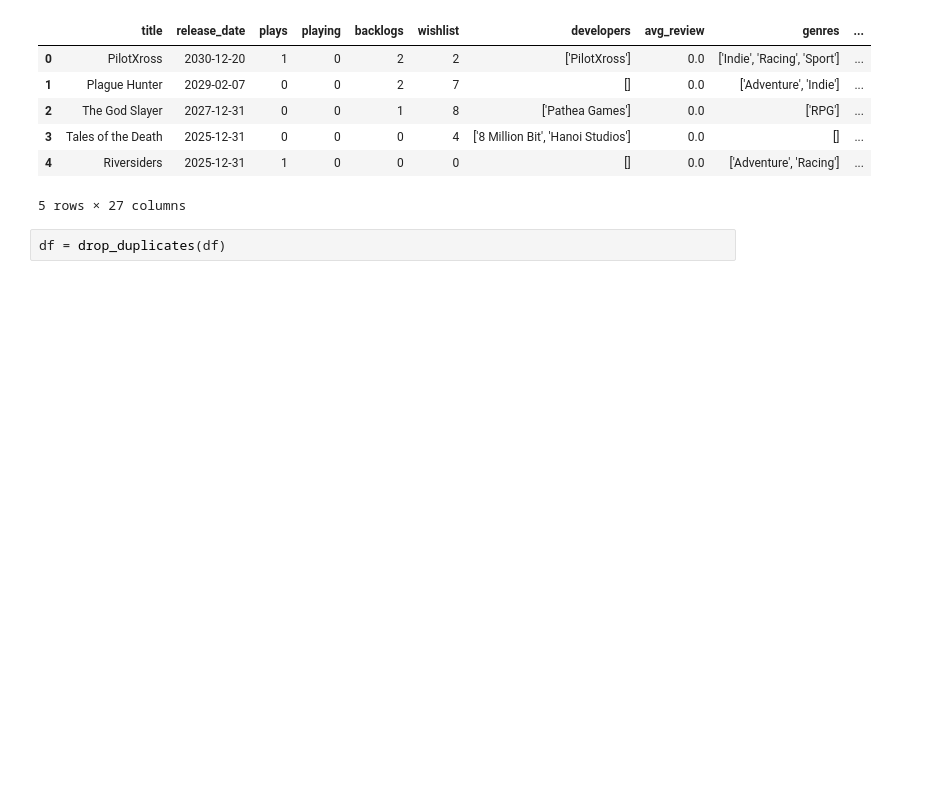
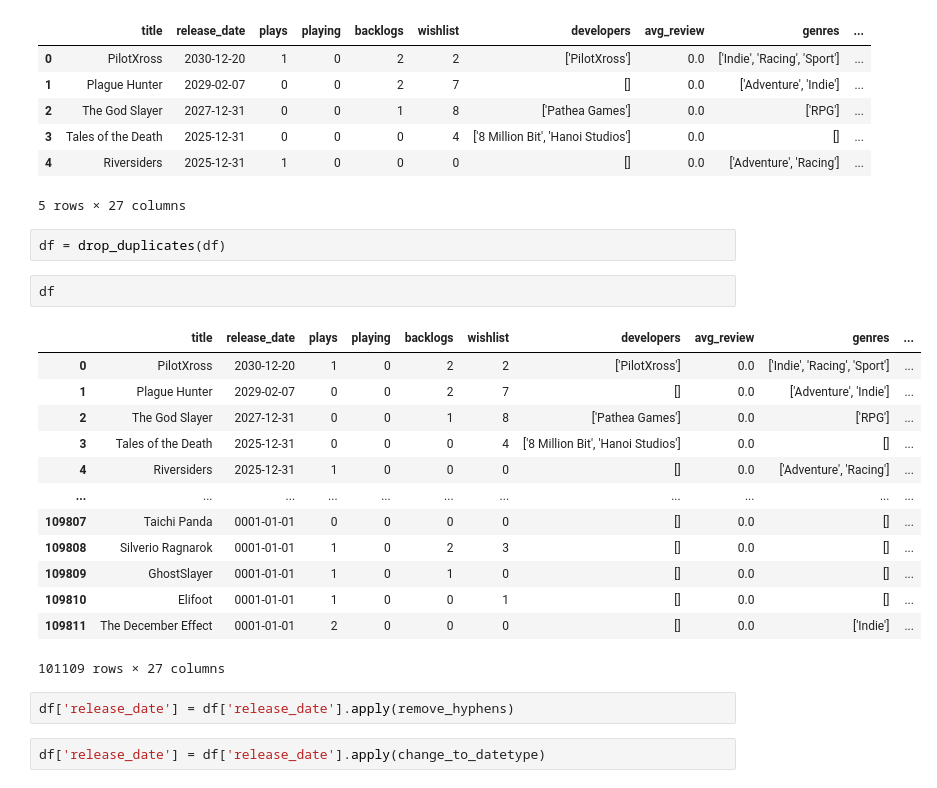
Before and after one commit to Ant-mel/legendary_game_recs, a Jupyter notebook: notebooks/Untitled.ipynb, the cells around one changed output. Saved outputs shown, nothing was run; the diff lists cells and outputs as text; blank space fills up the shorter version.

```diff
--- a/notebooks/Untitled.ipynb
+++ b/notebooks/Untitled.ipynb
@@ -44,3 +44,23 @@ df.head()
 5 rows × 27 columns
 # %%
 df = drop_duplicates(df)
+# %%
+df
+# %% [output]
+|  | title | release_date | plays | playing | backlogs | wishlist | developers | avg_review | genres | ... |
+| 0 | PilotXross | 2030-12-20 | 1 | 0 | 2 | 2 | ['PilotXross'] | 0.0 | ['Indie', 'Racing', 'Sport'] | ... |
+| 1 | Plague Hunter | 2029-02-07 | 0 | 0 | 2 | 7 | [] | 0.0 | ['Adventure', 'Indie'] | ... |
+| 2 | The God Slayer | 2027-12-31 | 0 | 0 | 1 | 8 | ['Pathea Games'] | 0.0 | ['RPG'] | ... |
+| 3 | Tales of the Death | 2025-12-31 | 0 | 0 | 0 | 4 | ['8 Million Bit', 'Hanoi Studios'] | 0.0 | [] | ... |
+| 4 | Riversiders | 2025-12-31 | 1 | 0 | 0 | 0 | [] | 0.0 | ['Adventure', 'Racing'] | ... |
+| ... | ... | ... | ... | ... | ... | ... | ... | ... | ... | ... |
+| 109807 | Taichi Panda | 0001-01-01 | 0 | 0 | 0 | 0 | [] | 0.0 | [] | ... |
+| 109808 | Silverio Ragnarok | 0001-01-01 | 1 | 0 | 2 | 3 | [] | 0.0 | [] | ... |
+| 109809 | GhostSlayer | 0001-01-01 | 1 | 0 | 1 | 0 | [] | 0.0 | [] | ... |
+| 109810 | Elifoot | 0001-01-01 | 1 | 0 | 0 | 1 | [] | 0.0 | [] | ... |
+| 109811 | The December Effect | 0001-01-01 | 2 | 0 | 0 | 0 | [] | 0.0 | ['Indie'] | ... |
+101109 rows × 27 columns
+# %%
+df['release_date'] = df['release_date'].apply(remove_hyphens)
+# %%
+df['release_date'] = df['release_date'].apply(change_to_datetype)
```
Also changed, not shown: parts of 12 cells of this notebook, 1 other file.
